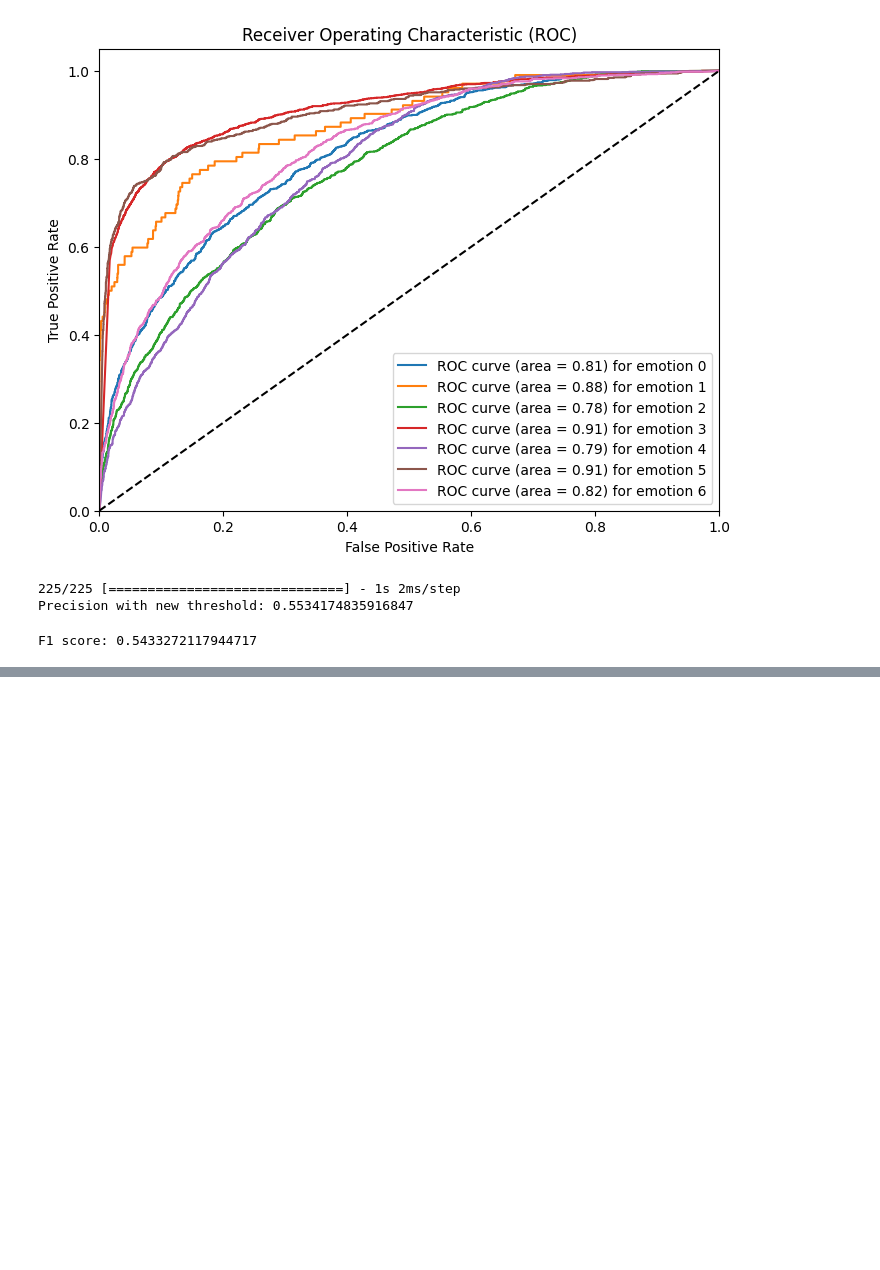
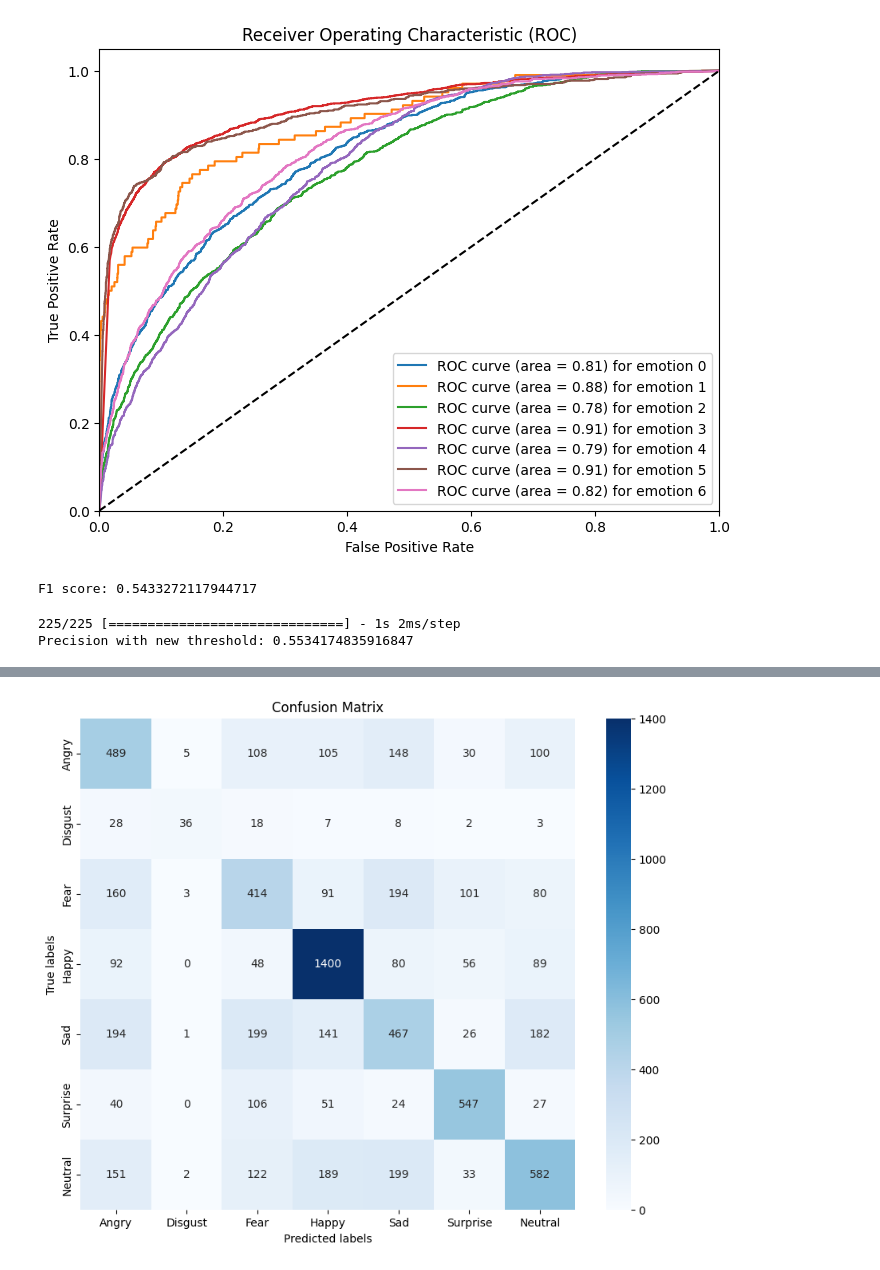
Before and after one commit to 11330344/Thesis-Project, a Jupyter notebook: Untitled23.ipynb, the cells around one changed output, grey strips where cells are left out. Drawn from its saved outputs; the diff is of its cells as text; code cells hidden in the pictures; blank space fills up the shorter version.

```diff
--- a/Untitled23.ipynb
+++ b/Untitled23.ipynb
@@ -108,6 +108,19 @@ plt.show()
 # %% [output]
 225/225 [==============================] - 1s 4ms/step
 [figure]
+# %%
+from sklearn.metrics import f1_score
+from sklearn.preprocessing import label_binarize
+
+# Convert integer labels to one-hot encoded format
+Y_test_onehot = label_binarize(Y_test, classes=np.arange(7))  # assuming 7 classes
+
+# Calculate F1 score using the new binary predictions and one-hot encoded labels
+f1 = f1_score(Y_test_onehot, Y_pred_binary, average='weighted')
+
+print("F1 score:", f1)
+# %% [output]
+F1 score: 0.5433272117944717
 # %%
 import numpy as np
 from sklearn.metrics import precision_score
@@ -132,16 +145,22 @@ print("Precision with new threshold:", precision)
 # %% [output]
 225/225 [==============================] - 1s 2ms/step
 Precision with new threshold: 0.5534174835916847
-# %%
-from sklearn.metrics import f1_score
-from sklearn.preprocessing import label_binarize
-
-# Convert integer labels to one-hot encoded format
-Y_test_onehot = label_binarize(Y_test, classes=np.arange(7))  # assuming 7 classes
-
-# Calculate F1 score using the new binary predictions and one-hot encoded labels
-f1 = f1_score(Y_test_onehot, Y_pred_binary, average='weighted')
-
-print("F1 score:", f1)
-# %% [output]
-F1 score: 0.5433272117944717
+# %%
+# Get predicted probabilities for each class
+Y_pred_prob = model.predict(X_test)
+
+# Convert probabilities to predicted labels
+Y_pred = np.argmax(Y_pred_prob, axis=1)
+
+# Compute confusion matrix
+conf_matrix = confusion_matrix(Y_test, Y_pred)
+Emotions = ["Angry", "Disgust", "Fear", "Happy", "Sad", "Surprise", "Neutral"]
+
+# Plot confusion matrix
+plt.figure(figsize=(10, 8))
+sns.heatmap(conf_matrix, annot=True, fmt="d", cmap="Blues", xticklabels=Emotions, yticklabels=Emotions)
+plt.xlabel('Predicted labels')
+plt.ylabel('True labels')
+plt.title('Confusion Matrix')
+plt.show()
+# %% [output]
@@ -147,0 +168 @@ F1 score: 0.5433272117944717
+[figure, added]
```
Also changed, not shown: parts of 5 cells of this notebook.
